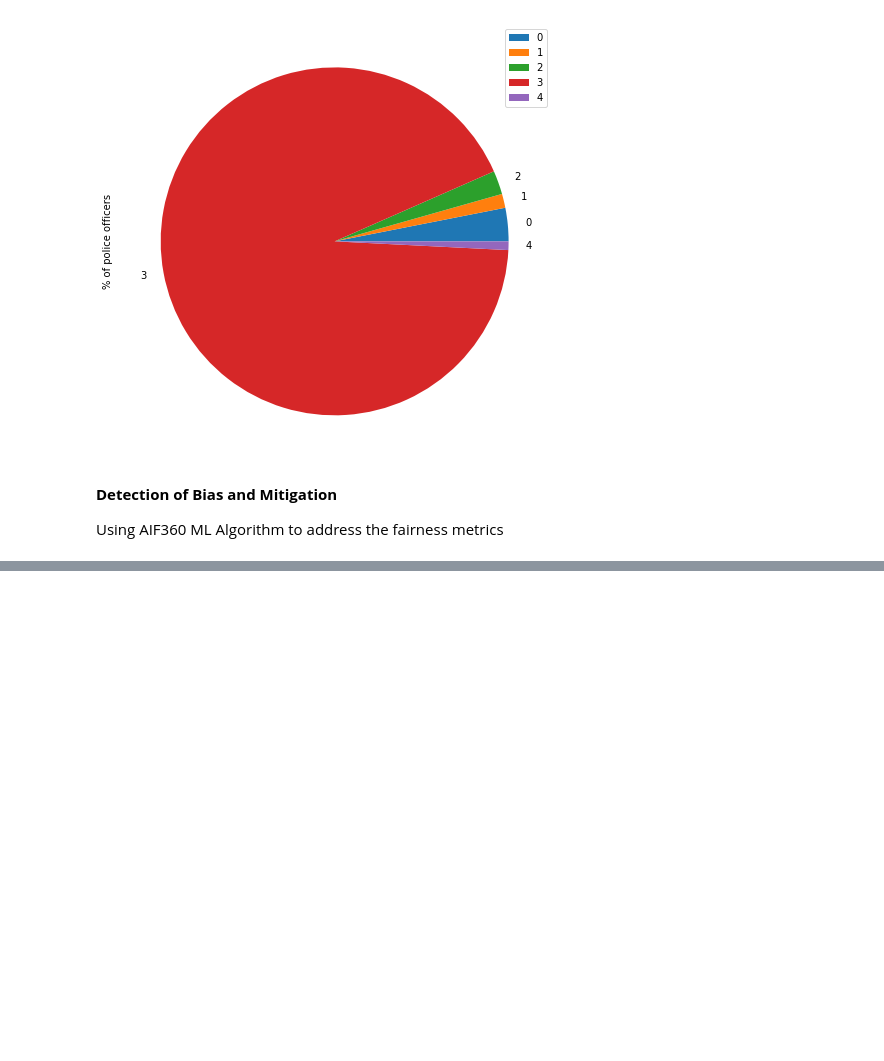
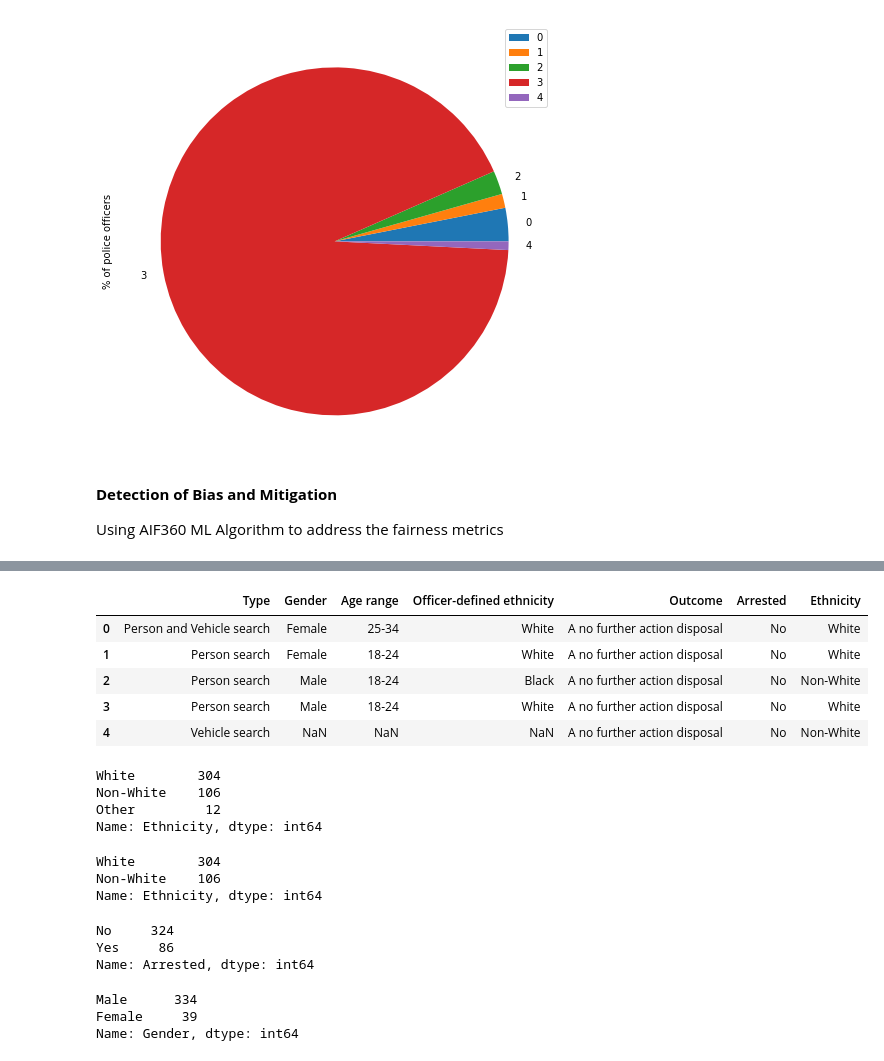
Before and after one commit to arunravi8595/Bias-detection, a Jupyter notebook: UK_police_bias.ipynb, the cells around one changed output, grey strips where cells are left out. Cells and saved outputs as stored; diff of their text form; code cells hidden in the pictures; blank space fills up the shorter version.

```diff
--- a/UK_police_bias.ipynb
+++ b/UK_police_bias.ipynb
@@ -146,9 +146,4 @@ sns.countplot(x = "Arrested", data = Police_search)
 [figure]
-# %%
-#Manually encoding ethnicity and arrest columns
-
-Police_search.loc[Police_search.Ethnicity == "White","Ethnicity"] = 0
-Police_search.loc[Police_search.Ethnicity == "Non-white","Ethnicity"] = 1
 # %%
 Police_search["Gender"].value_counts()
 # %% [output]
@@ -446,3 +449,0 @@ df["Officer-defined ethnicity"].value_counts()
-# %%
-#drop null values in "Officer-defined ethnicity" and "Arrested"column
-df = df[df["Arrested"]!="(null)"]
@@ -449 +467,19 @@ df = df[df["Arrested"]!="(null)"]
+# %%
+#Replacing boolean values with string
+df['Arrested'] = df['Arrested'].replace({True:'Yes', False:'No'})
+df.head()
+# %% [output]
+|  | Type | Gender | Age range | Officer-defined ethnicity | Outcome | Arrested | Ethnicity |
+| 0 | Person and Vehicle search | Female | 25-34 | White | A no further action disposal | No | White |
+| 1 | Person search | Female | 18-24 | White | A no further action disposal | No | White |
+| 2 | Person search | Male | 18-24 | Black | A no further action disposal | No | Non-White |
+| 3 | Person search | Male | 18-24 | White | A no further action disposal | No | White |
+| 4 | Vehicle search | NaN | NaN | NaN | A no further action disposal | No | Non-White |
+# %%
+df["Ethnicity"].value_counts()
+# %% [output]
+White        304
+Non-White    106
+Other         12
+Name: Ethnicity, dtype: int64
 # %%
@@ -450,0 +487,18 @@ df = df[df["Officer-defined ethnicity"]!="(null)"]
+# %%
+df["Ethnicity"].value_counts()
+# %% [output]
+White        304
+Non-White    106
+Name: Ethnicity, dtype: int64
+# %%
+df["Arrested"].value_counts()
+# %% [output]
+No     324
+Yes     86
+Name: Arrested, dtype: int64
+# %%
+df["Gender"].value_counts()
+# %% [output]
+Male      334
+Female     39
+Name: Gender, dtype: int64
```
Also changed, not shown: parts of 28 cells of this notebook.
